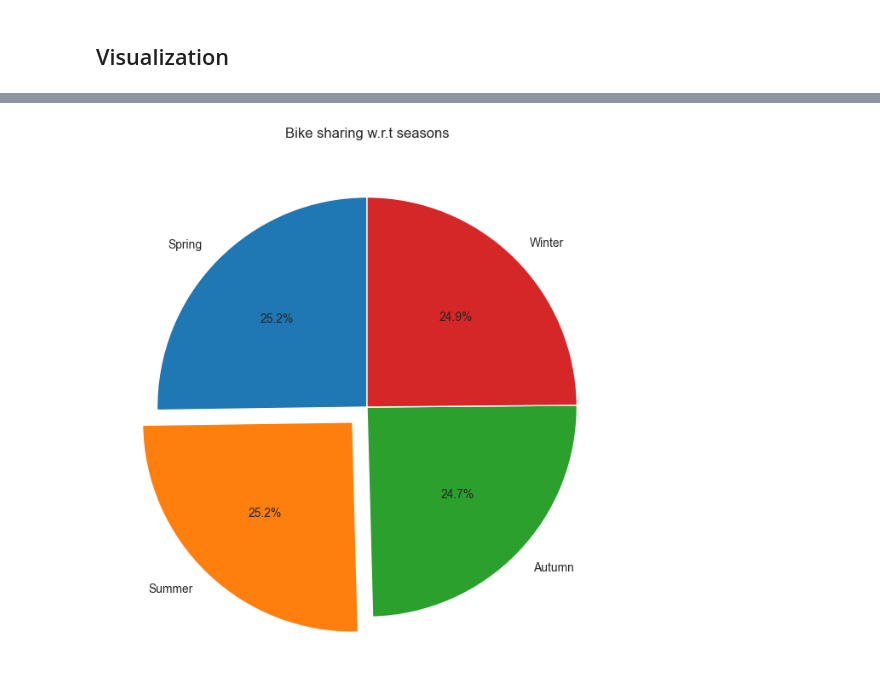
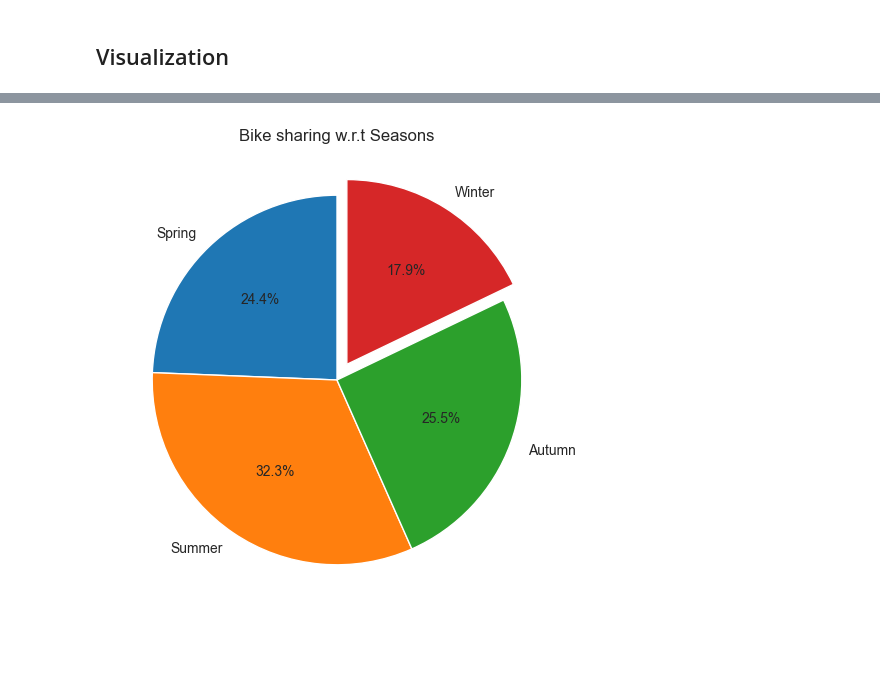
Before and after one commit to ilovedata6/London_Bike_Sharing, a Jupyter notebook: bike_sharing.ipynb, the cells around one changed output, grey strips where cells are left out. Drawn from its saved outputs; the diff is of its cells as text; code cells hidden in the pictures; blank space fills up the shorter version.

```diff
--- a/bike_sharing.ipynb
+++ b/bike_sharing.ipynb
@@ -125,3 +107,18 @@ grouped_seasons
+# %%
+# Feature Engineering 4 new columns from timestamp column and also weather_code
+
+df['timestamp'] = pd.to_datetime(df['timestamp'])
+
+df['year']=df['timestamp'].dt.year
+df['day'] = df['timestamp'].dt.day_name()
+df['hour'] = df['timestamp'].dt.hour
+df['week'] = df['timestamp'].dt.isocalendar().week
+
+weather_dict = {1: 'Clear', 2: 'Scattered Clouds', 3: 'Broken Clouds',
+                4: 'Cloudy', 7: 'Rain', 10: 'Rain with Thunderstorm',
+                26: 'Snowfall'}
+
+df['weather'] = df['weather_code'].map(weather_dict)
 # %%
 # Daily Average Bike Shares Per season
 
@@ -186,13 +282,3 @@ print(f"The Average Humidity in Spring is : {avg_humidity}")
 The Average Humidity in Spring is : 68.6
 # %% [markdown]
 ## Visualization
-# %%
-# Scatter plot to show the number of bike shares w.r.t temprature
-
-sns.set_style("whitegrid")
-plt.figure(figsize=(15,8))
-plt.scatter(df['c_temp'],df['count'])
-plt.xlabel("Temperature")
-plt.ylabel("Number of Bike Shares")
-plt.title("Count of Bike Shares")
-plt.show()
@@ -201,10 +298,11 @@ plt.show()
 # %%
-# Pie chart to show the distribution of Bike shares w.r.t seasons
-grouped_seasons
+# What are the variations in bike rentals across different seasons?
+
+grouped_seasons = df.groupby(['season'])['count'].sum().reset_index(name='ride_count')
 sns.set_style("whitegrid")
-plt.figure(figsize=(14,8))
-plt.pie(grouped_seasons['count'], labels=['Spring','Summer','Autumn','Winter'], autopct='%1.1f%%', startangle=90,explode=[0,0.1,0,0])
-plt.title('Bike sharing w.r.t seasons')
+plt.figure(figsize=(12,6))
+plt.pie(grouped_seasons['ride_count'], labels=['Spring','Summer','Autumn','Winter'], autopct='%1.1f%%', startangle=90,explode=[0,0,0,0.1])
+plt.title('Bike sharing w.r.t Seasons')
 plt.show()
 # %% [output]
-[figure, old version]
+[figure, new version]
```
Also changed, not shown: parts of 19 cells of this notebook.
